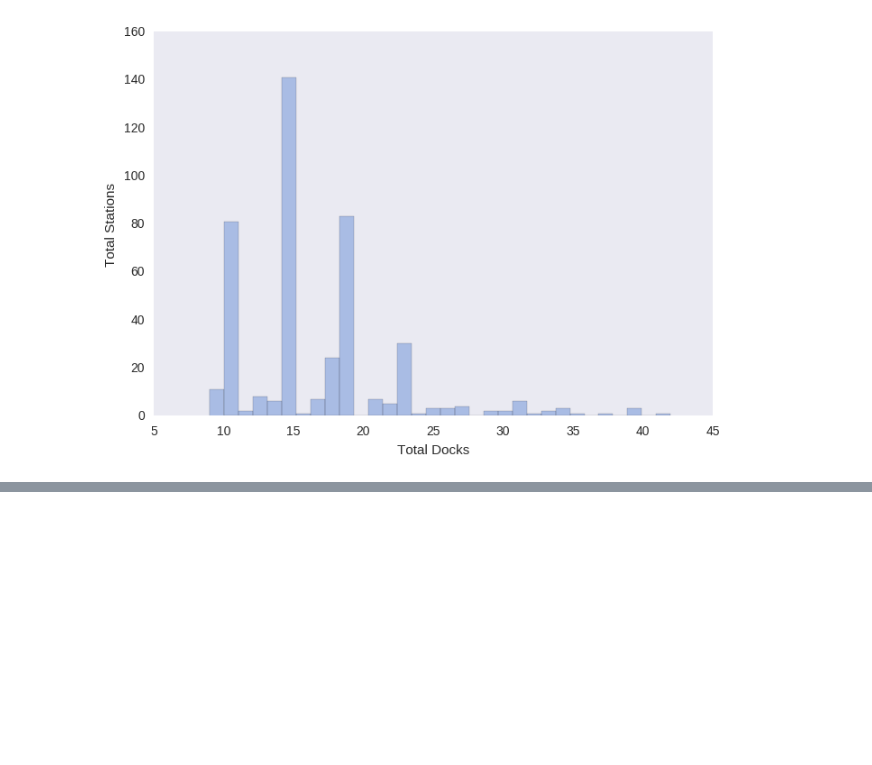
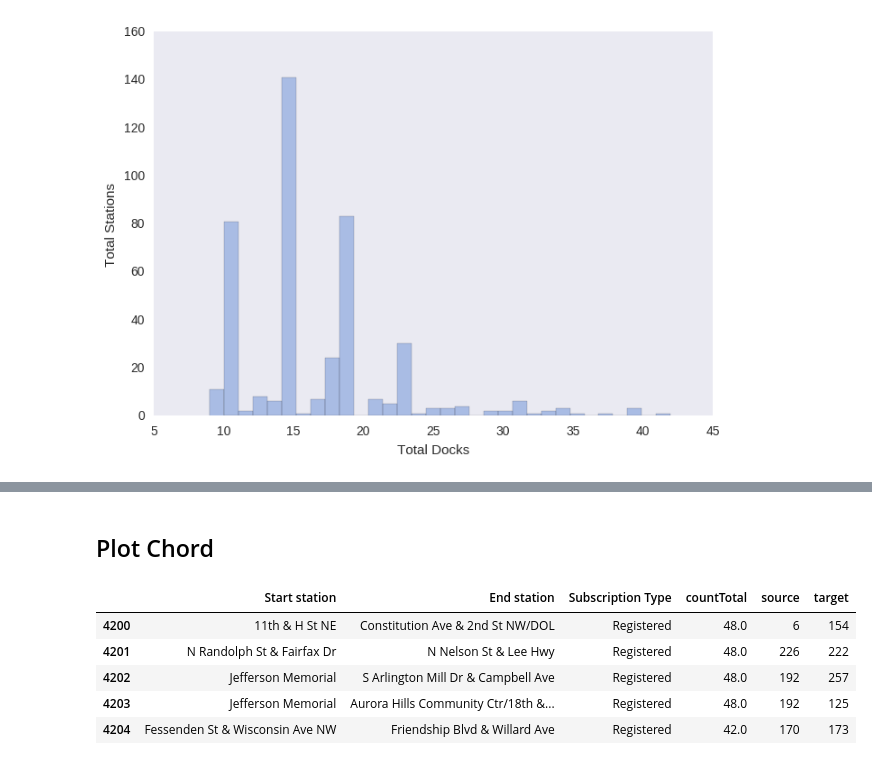
Before and after one commit to gonche1124/capstoneProject, a Jupyter notebook: Capstone Notebook.ipynb, the cells around one changed output, grey strips where cells are left out. Drawn from its saved outputs; the diff is of its cells as text; code cells hidden in the pictures; blank space fills up the shorter version.

```diff
--- a/Capstone Notebook.ipynb
+++ b/Capstone Notebook.ipynb
@@ -128,0 +144,2 @@ fig.savefig('static/img/distWeeks.png')
+# %% [markdown]
+## Plot Chord
@@ -128,0 +163,31 @@ fig.savefig('static/img/distWeeks.png')
+# %%
+#Read and prepare data
+chordTable=pd.read_pickle('Data/chordTable.pkl')
+chordTable.sort_values(by='countTotal', ascending=False ,inplace=True)
+chordTable=chordTable[chordTable['Start station']!=chordTable['End station']]
+chordTable.drop(['sumWeekEnd', 'sumWeekDay', 'countWeekDay', 'sumTotal', 'countWeekEnd'], axis=1, inplace=True)
+chordTable.reset_index(inplace=True, drop=True)
+chordTable.columns = chordTable.columns.get_level_values(0)
+
+#Get unique stations
+listU=chordTable['Start station'].unique()
+listU=list(np.unique(np.concatenate([listU,chordTable['End station'].unique()])))
+#print ["foo", "bar", "baz"].index("bar")
+chordTable['source']=chordTable['Start station']
+chordTable['target']=chordTable['End station']
+
+for item in listU:
+    chordTable.loc[chordTable['source']==item, 'source']=listU.index(item)
+    chordTable.loc[chordTable['target']==item, 'target']=listU.index(item)
+
+chordTable = chordTable[chordTable.source!=chordTable.target]
+
+chordTable[chordTable['Subscription Type']=='Casual'].head(10)
+chordTable.tail(5)
+# %% [output]
+|  | Start station | End station | Subscription Type | countTotal | source | target |
+| 4200 | 11th & H St NE | Constitution Ave & 2nd St NW/DOL | Registered | 48.0 | 6 | 154 |
+| 4201 | N Randolph St & Fairfax Dr | N Nelson St & Lee Hwy | Registered | 48.0 | 226 | 222 |
+| 4202 | Jefferson Memorial | S Arlington Mill Dr & Campbell Ave | Registered | 48.0 | 192 | 257 |
+| 4203 | Jefferson Memorial | Aurora Hills Community Ctr/18th &... | Registered | 48.0 | 192 | 125 |
+| 4204 | Fessenden St & Wisconsin Ave NW | Friendship Blvd & Willard Ave | Registered | 42.0 | 170 | 173 |
```
Also changed, not shown: parts of 21 cells of this notebook, 2 other files.
